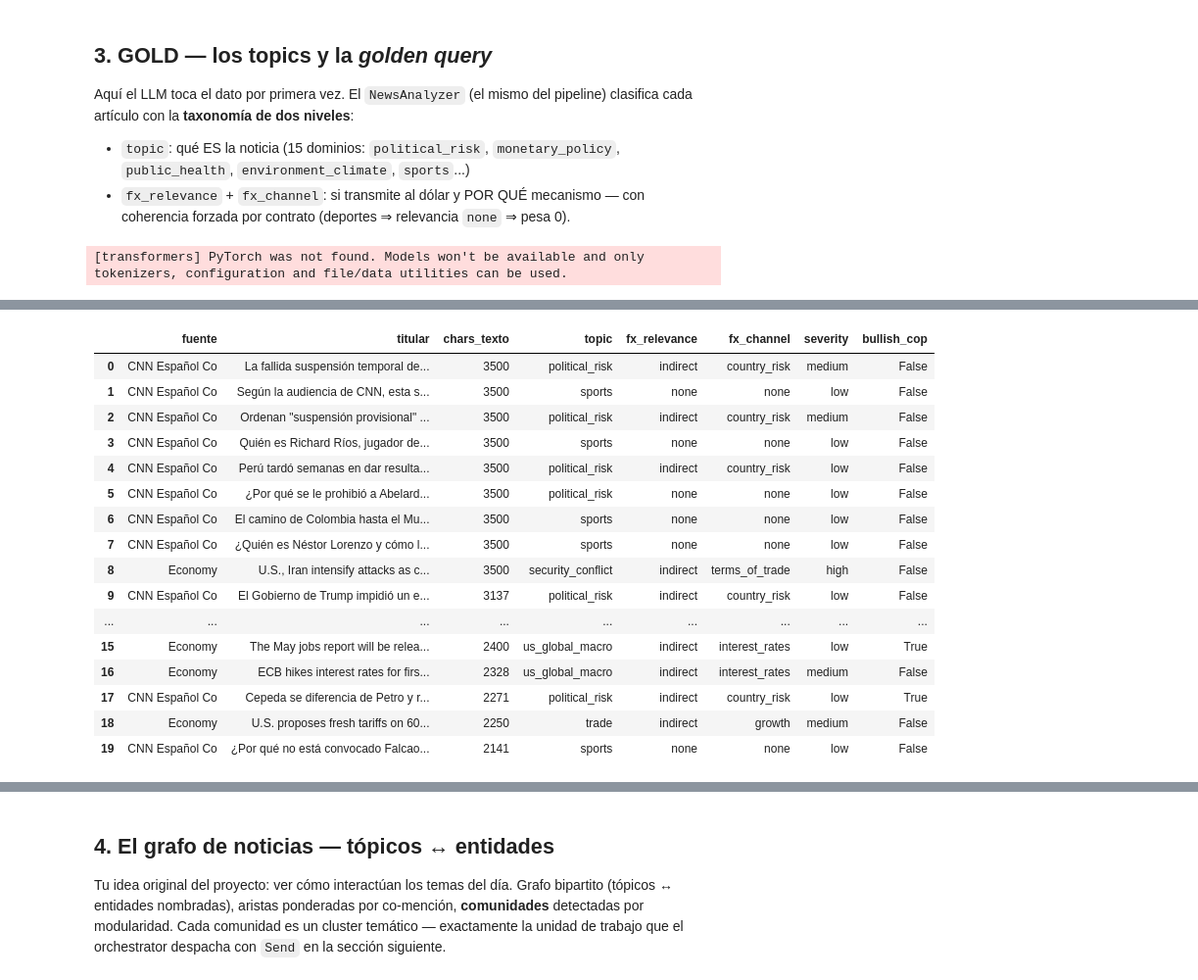
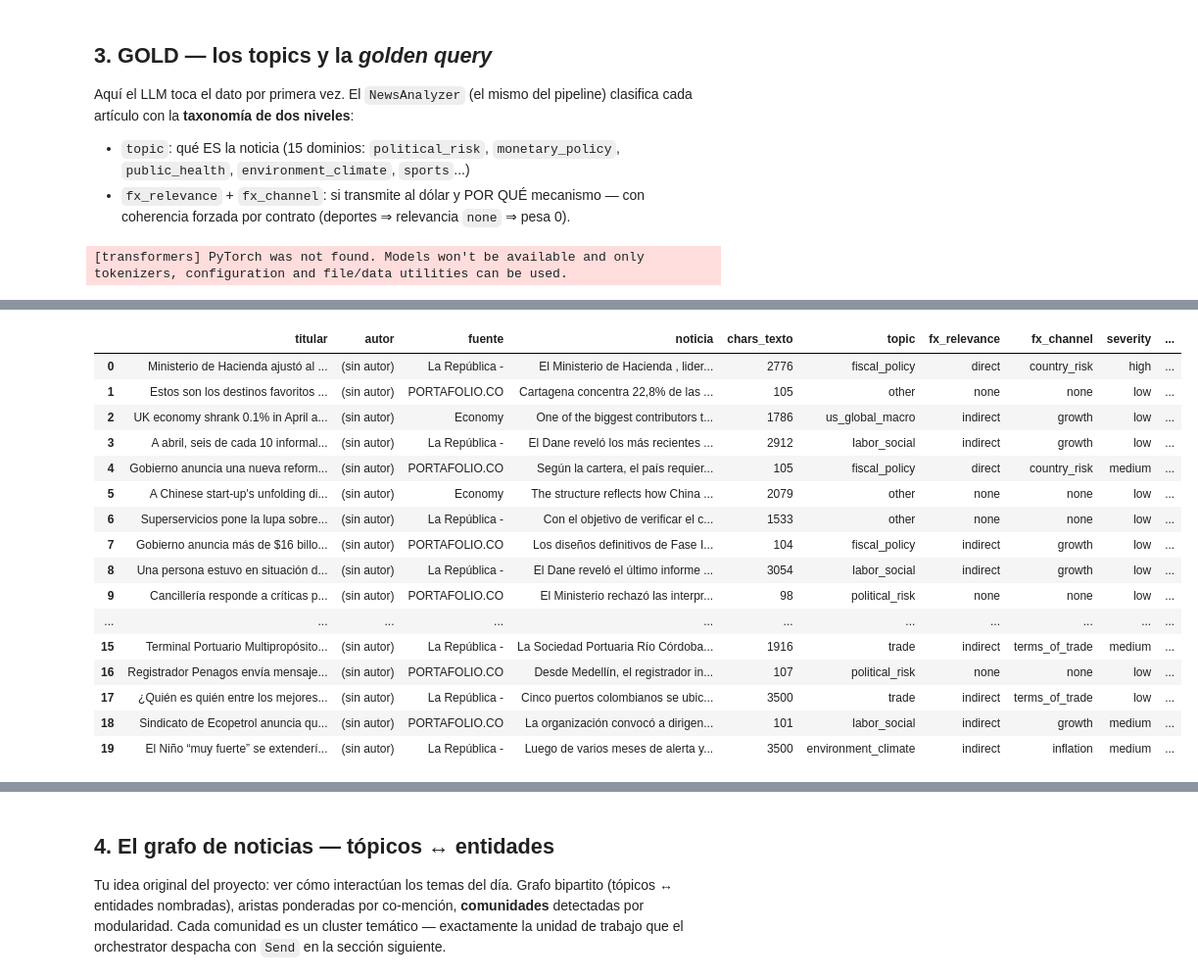
Before and after one commit to carlosjimenez88M/cop-fx-intelligence, a Jupyter notebook: notebooks/03_producto_end_to_end.ipynb, the cells around one changed output, grey strips where cells are left out. Shown at 98% size. Cells and saved outputs as stored; diff of their text form; code cells hidden in the pictures.

```diff
--- a/notebooks/03_producto_end_to_end.ipynb
+++ b/notebooks/03_producto_end_to_end.ipynb
@@ -137,10 +141,10 @@ from cop_fx.analysis.news_analyzer import NewsAnalyzer
 from cop_fx.config.settings import get_settings
 from cop_fx.data.article_body import attach_bodies
 
-# El veredicto se hace sobre la NOTICIA COMPLETA. Selección en 3 pasos:
-#   1. pool amplio (CNN trae fecha sin hora y ordena debajo de los RSS)
-#   2. descargar cuerpos
-#   3. FILTRAR lo que no tiene texto analizable y PRIORIZAR lo que más tiene
+# Selección GOLD — en el ORDEN del fetcher (fecha + fuentes intercaladas):
+# se descarga el texto completo y se FILTRA lo que no tiene texto analizable.
+# NO se reordena por longitud: extraíble ≠ relevante (la reforma tributaria
+# de Portafolio vale aunque su paywall solo deje una línea de resumen).
 cfg = get_settings()
 pool = articles[:40]
 attach_bodies(pool, max_articles=40)
@@ -148,20 +152,18 @@ attach_bodies(pool, max_articles=40)
 def _text_len(a):
     return len(getattr(a, "body", "") or a.summary)
 
-candidates = sorted(
-    (a for a in pool if _text_len(a) >= cfg.min_analyzable_chars),
-    key=_text_len, reverse=True,
-)
-subset = candidates[:20]
-print(f"Pool {len(pool)} → {len(candidates)} con texto analizable "
-      f"(descartados {len(pool) - len(candidates)} sin texto) → analizamos top {len(subset)}")
+subset = [a for a in pool if _text_len(a) >= cfg.min_analyzable_chars][:20]
+print(f"Pool {len(pool)} → descartados {len(pool) - sum(1 for a in pool if _text_len(a) >= cfg.min_analyzable_chars)} sin texto → analizamos {len(subset)}")
 
 analysis = NewsAnalyzer().analyze(subset)
 
+pd.set_option("display.max_colwidth", 90)
 df_gold = pd.DataFrame([
     {
+        "titular": it.article.title[:55],
+        "autor": getattr(it.article, "author", "") or "(sin autor)",
         "fuente": it.article.source[:14],
-        "titular": it.article.title[:50],
+        "noticia": ((getattr(it.article, "body", "") or it.article.summary)[:85] + "…"),
         "chars_texto": _text_len(it.article),
         "topic": it.topic,
         "fx_relevance": it.fx_relevance,
@@ -171,7 +173,7 @@ df_gold = pd.DataFrame([
     }
     for it in analysis.items
 ])
-print(f"✓ {len(df_gold)} GOLD · fuentes: {df_gold['fuente'].nunique()} · "
+print(f"✓ {len(df_gold)} GOLD · fuentes: {sorted(df_gold['fuente'].unique())} · "
       f"texto medio {df_gold['chars_texto'].mean():,.0f} chars\n")
 print(f"Narrativa del día:\n{analysis.narrative}\n")
 df_gold
@@ -198,17 +199,17 @@ La narrativa FX del día está dominada por el aumento del riesgo político inte
-|  | fuente | titular | chars_texto | topic | fx_relevance | fx_channel | severity | bullish_cop |
-| 0 | CNN Español Co | La fallida suspensión temporal de... | 3500 | political_risk | indirect | country_risk | medium | False |
-| 1 | CNN Español Co | Según la audiencia de CNN, esta s... | 3500 | sports | none | none | low | False |
-| 2 | CNN Español Co | Ordenan "suspensión provisional" ... | 3500 | political_risk | indirect | country_risk | medium | False |
-| 3 | CNN Español Co | Quién es Richard Ríos, jugador de... | 3500 | sports | none | none | low | False |
-| 4 | CNN Español Co | Perú tardó semanas en dar resulta... | 3500 | political_risk | indirect | country_risk | low | False |
-| 5 | CNN Español Co | ¿Por qué se le prohibió a Abelard... | 3500 | political_risk | none | none | low | False |
-| 6 | CNN Español Co | El camino de Colombia hasta el Mu... | 3500 | sports | none | none | low | False |
-| 7 | CNN Español Co | ¿Quién es Néstor Lorenzo y cómo l... | 3500 | sports | none | none | low | False |
-| 8 | Economy | U.S., Iran intensify attacks as c... | 3500 | security_conflict | indirect | terms_of_trade | high | False |
-| 9 | CNN Español Co | El Gobierno de Trump impidió un e... | 3137 | political_risk | indirect | country_risk | low | False |
-| ... | ... | ... | ... | ... | ... | ... | ... | ... |
-| 15 | Economy | The May jobs report will be relea... | 2400 | us_global_macro | indirect | interest_rates | low | True |
-| 16 | Economy | ECB hikes interest rates for firs... | 2328 | us_global_macro | indirect | interest_rates | medium | False |
-| 17 | CNN Español Co | Cepeda se diferencia de Petro y r... | 2271 | political_risk | indirect | country_risk | low | True |
-| 18 | Economy | U.S. proposes fresh tariffs on 60... | 2250 | trade | indirect | growth | medium | False |
-| 19 | CNN Español Co | ¿Por qué no está convocado Falcao... | 2141 | sports | none | none | low | False |
+|  | titular | autor | fuente | noticia | chars_texto | topic | fx_relevance | fx_channel | severity | ... |
+| 0 | Ministerio de Hacienda ajustó al ... | (sin autor) | La República - | El Ministerio de Hacienda , lider... | 2776 | fiscal_policy | direct | country_risk | high | ... |
+| 1 | Estos son los destinos favoritos ... | (sin autor) | PORTAFOLIO.CO | Cartagena concentra 22,8% de las ... | 105 | other | none | none | low | ... |
+| 2 | UK economy shrank 0.1% in April a... | (sin autor) | Economy | One of the biggest contributors t... | 1786 | us_global_macro | indirect | growth | low | ... |
+| 3 | A abril, seis de cada 10 informal... | (sin autor) | La República - | El Dane reveló los más recientes ... | 2912 | labor_social | indirect | growth | low | ... |
+| 4 | Gobierno anuncia una nueva reform... | (sin autor) | PORTAFOLIO.CO | Según la cartera, el país requier... | 105 | fiscal_policy | direct | country_risk | medium | ... |
+| 5 | A Chinese start-up's unfolding di... | (sin autor) | Economy | The structure reflects how China ... | 2079 | other | none | none | low | ... |
+| 6 | Superservicios pone la lupa sobre... | (sin autor) | La República - | Con el objetivo de verificar el c... | 1533 | other | none | none | low | ... |
+| 7 | Gobierno anuncia más de $16 billo... | (sin autor) | PORTAFOLIO.CO | Los diseños definitivos de Fase I... | 104 | fiscal_policy | indirect | growth | low | ... |
+| 8 | Una persona estuvo en situación d... | (sin autor) | La República - | El Dane reveló el último informe ... | 3054 | labor_social | indirect | growth | low | ... |
+| 9 | Cancillería responde a críticas p... | (sin autor) | PORTAFOLIO.CO | El Ministerio rechazó las interpr... | 98 | political_risk | none | none | low | ... |
+| ... | ... | ... | ... | ... | ... | ... | ... | ... | ... | ... |
+| 15 | Terminal Portuario Multipropósito... | (sin autor) | La República - | La Sociedad Portuaria Río Córdoba... | 1916 | trade | indirect | terms_of_trade | medium | ... |
+| 16 | Registrador Penagos envía mensaje... | (sin autor) | PORTAFOLIO.CO | Desde Medellín, el registrador in... | 107 | political_risk | none | none | low | ... |
+| 17 | ¿Quién es quién entre los mejores... | (sin autor) | La República - | Cinco puertos colombianos se ubic... | 3500 | trade | indirect | terms_of_trade | low | ... |
+| 18 | Sindicato de Ecopetrol anuncia qu... | (sin autor) | PORTAFOLIO.CO | La organización convocó a dirigen... | 101 | labor_social | indirect | growth | medium | ... |
+| 19 | El Niño “muy fuerte” se extenderí... | (sin autor) | La República - | Luego de varios meses de alerta y... | 3500 | environment_climate | indirect | inflation | medium | ... |
```
Also changed, not shown: parts of 10 cells of this notebook, 6 other files.
